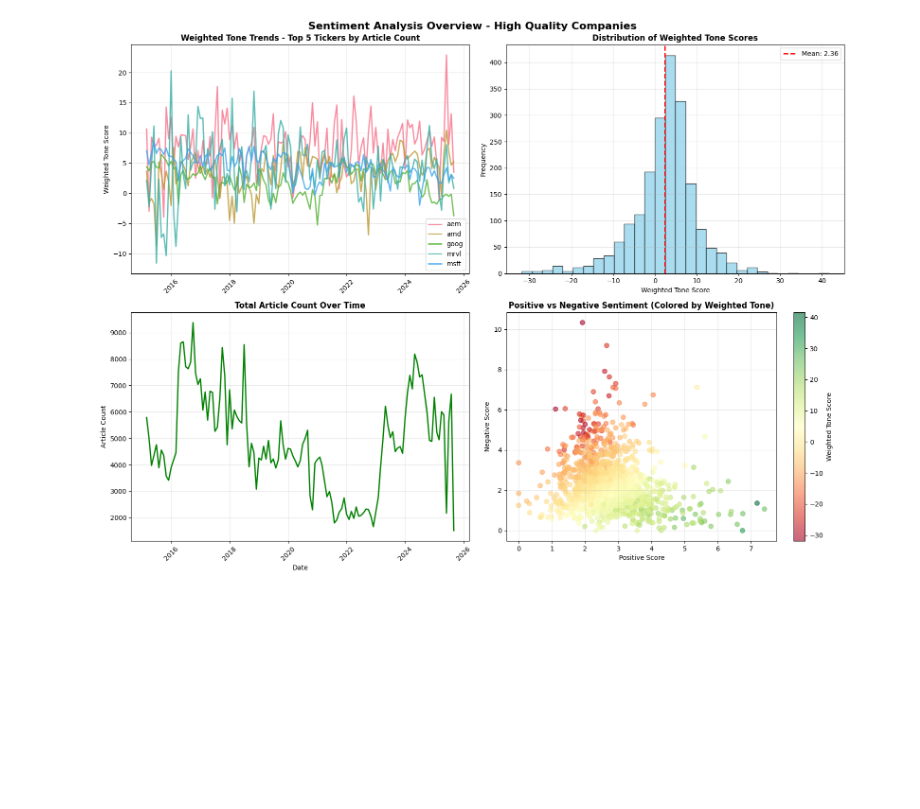
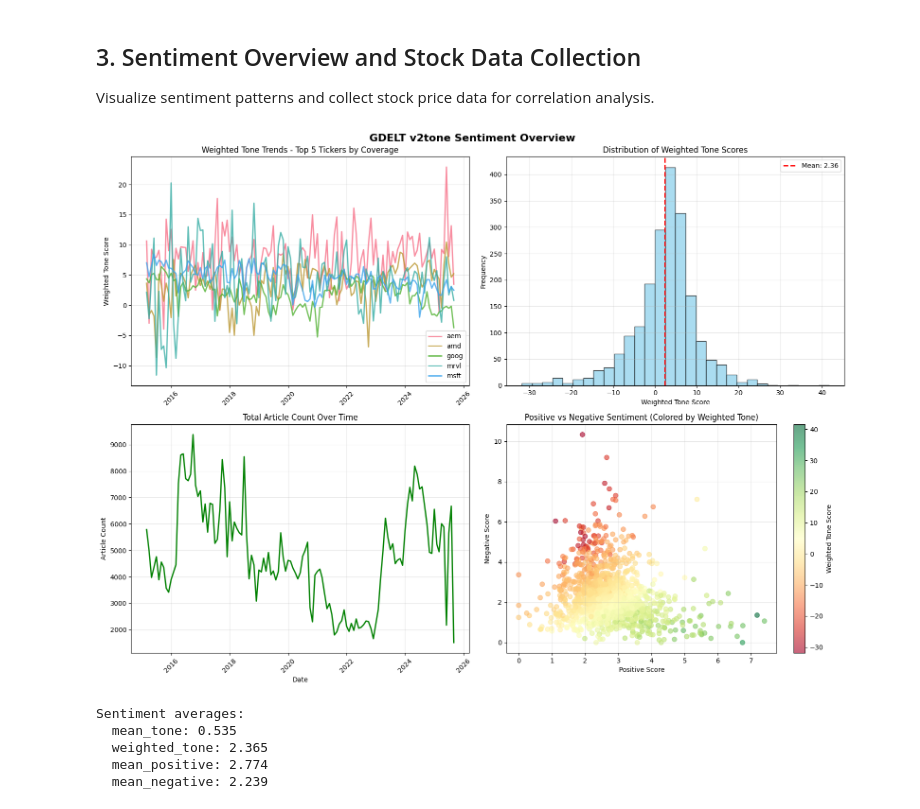
Before and after one commit to natalia-marko/reinforcement-learning-in-finance, a Jupyter notebook: harlf_last_version/news_scraper/sentiment_data_gdelt.ipynb, the cells around one changed output. Saved outputs shown, nothing was run; the diff lists cells and outputs as text; code cells hidden in the pictures; blank space fills up the shorter version.

Commit message:
finished sentiment score analysis

```diff
--- a/harlf_last_version/news_scraper/sentiment_data_gdelt.ipynb
+++ b/harlf_last_version/news_scraper/sentiment_data_gdelt.ipynb
@@ -1,18 +35,31 @@
 # %%
+# Import libraries
 import pandas as pd
 import matplotlib.pyplot as plt
 import seaborn as sns
 from datetime import datetime, timedelta
 import numpy as np
-from scipy.stats import ttest_ind, ttest_rel, wilcoxon, spearmanr, pearsonr
+from scipy.stats import ttest_ind, spearmanr, pearsonr
 import yfinance as yf
-
-
 
 # Set plotting style
 plt.style.use('default')
 sns.set_palette("husl")
 
+# Load GDELT v2tone sentiment data
 portfolio_tickers_sentiment = pd.read_csv('data/v2tone_last.csv').round(2)
-portfolio_tickers_sentiment
+
+# Rename columns and select relevant features
+portfolio_tickers_sentiment.rename(columns={'month': 'year_month'}, inplace=True)
+portfolio_tickers_sentiment = portfolio_tickers_sentiment[[
+    'ticker', 'year_month', 'mean_tone', 'weighted_tone',
+    'mean_positive', 'mean_negative', 'article_count'
+]]
+
+# Display basic info
+print(f"Dataset: {portfolio_tickers_sentiment.shape[0]} observations, {portfolio_tickers_sentiment.shape[1]} features")
+print(f"Period: {portfolio_tickers_sentiment['year_month'].min()} to {portfolio_tickers_sentiment['year_month'].max()}")
+print(f"Companies: {portfolio_tickers_sentiment['ticker'].nunique()} tickers")
+
+portfolio_tickers_sentiment.head()
 # %% [output]
@@ -175,19 +146,20 @@ portfolio_tickers_sentiment
+# %% [markdown]
+## 3. Sentiment Overview and Stock Data Collection
+
+Visualize sentiment patterns and collect stock price data for correlation analysis.
 # %%
-# Create figure with subplots
+# Sentiment Overview Visualizations
 fig, axes = plt.subplots(2, 2, figsize=(16, 12))
-fig.suptitle('Sentiment Analysis Overview - High Quality Companies', fontsize=16, fontweight='bold')
+fig.suptitle('GDELT v2tone Sentiment Overview', fontsize=16, fontweight='bold')
 
-# Plot 1: Tone trends over time for top tickers by article count
+# Plot 1: Tone trends for top coverage tickers
 ax1 = axes[0, 0]
-# Use all tickers from portfolio instead of just top 5 by article count
-all_tickers = portfolio_tickers_sentiment['ticker'].unique()
-# For visualization, show top 5 by coverage percentage
 top_tickers = ticker_coverage.nlargest(5).index
 for ticker in top_tickers:
     ticker_data = portfolio_tickers_sentiment[portfolio_tickers_sentiment['ticker'] == ticker].copy()
     ticker_data['date'] = pd.to_datetime(ticker_data['year_month'])
     ax1.plot(ticker_data['date'], ticker_data['weighted_tone'], label=ticker, alpha=0.8, linewidth=2)
-ax1.set_title('Weighted Tone Trends - Top 5 Tickers by Article Count', fontweight='bold')
+ax1.set_title('Weighted Tone Trends - Top 5 Tickers by Coverage')
 ax1.set_ylabel('Weighted Tone Score')
 ax1.legend()
 ax1.grid(True, alpha=0.3)
@@ -198,34 +170,45 @@ ax2 = axes[0, 1]
 ax2.hist(portfolio_tickers_sentiment['weighted_tone'], bins=30, alpha=0.7, edgecolor='black', color='skyblue')
 ax2.axvline(portfolio_tickers_sentiment['weighted_tone'].mean(), color='red', linestyle='--', linewidth=2,
             label=f'Mean: {portfolio_tickers_sentiment["weighted_tone"].mean():.2f}')
-ax2.set_title('Distribution of Weighted Tone Scores', fontweight='bold')
+ax2.set_title('Distribution of Weighted Tone Scores')
 ax2.set_xlabel('Weighted Tone Score')
 ax2.set_ylabel('Frequency')
 ax2.legend()
 ax2.grid(True, alpha=0.3)
 
 # Plot 3: Article count trends over time
 ax3 = axes[1, 0]
 monthly_articles = portfolio_tickers_sentiment.groupby('year_month')['article_count'].sum().reset_index()
 monthly_articles['date'] = pd.to_datetime(monthly_articles['year_month'])
 ax3.plot(monthly_articles['date'], monthly_articles['article_count'], linewidth=2, color='green')
-ax3.set_title('Total Article Count Over Time', fontweight='bold')
+ax3.set_title('Total Article Count Over Time')
 ax3.set_ylabel('Article Count')
 ax3.set_xlabel('Date')
 ax3.grid(True, alpha=0.3)
 ax3.tick_params(axis='x', rotation=45)
 
 # Plot 4: Positive vs Negative sentiment scatter
 ax4 = axes[1, 1]
 scatter = ax4.scatter(portfolio_tickers_sentiment['mean_positive'], portfolio_tickers_sentiment['mean_negative'],
                      c=portfolio_tickers_sentiment['weighted_tone'], cmap='RdYlGn', alpha=0.6, s=50)
 ax4.set_xlabel('Positive Score')
 ax4.set_ylabel('Negative Score')
-ax4.set_title('Positive vs Negative Sentiment (Colored by Weighted Tone)', fontweight='bold')
+ax4.set_title('Positive vs Negative Sentiment (Colored by Weighted Tone)')
 plt.colorbar(scatter, ax=ax4, label='Weighted Tone Score')
 ax4.grid(True, alpha=0.3)
 
 plt.tight_layout()
 plt.show()
+
+# Summary statistics
+sentiment_stats = portfolio_tickers_sentiment[['mean_tone', 'weighted_tone', 'mean_positive', 'mean_negative']].mean()
+print("Sentiment averages:")
+for metric, value in sentiment_stats.items():
+    print(f"  {metric}: {value:.3f}")
 # %% [output]
-[figure, old version]
+[figure, new version]
+Sentiment averages:
+  mean_tone: 0.535
+  weighted_tone: 2.365
+  mean_positive: 2.774
+  mean_negative: 2.239
```
Also changed, not shown: parts of 29 cells of this notebook, 6 other files.
